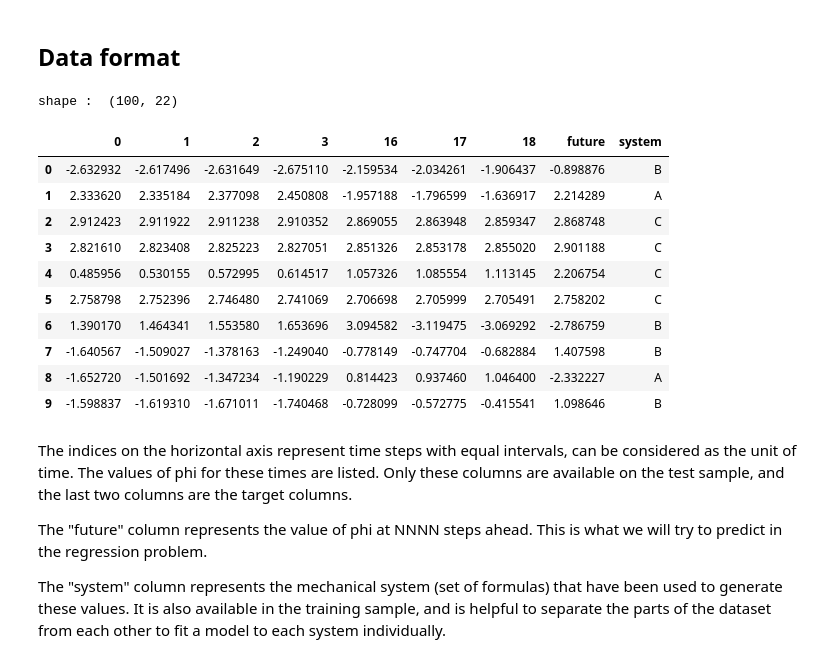
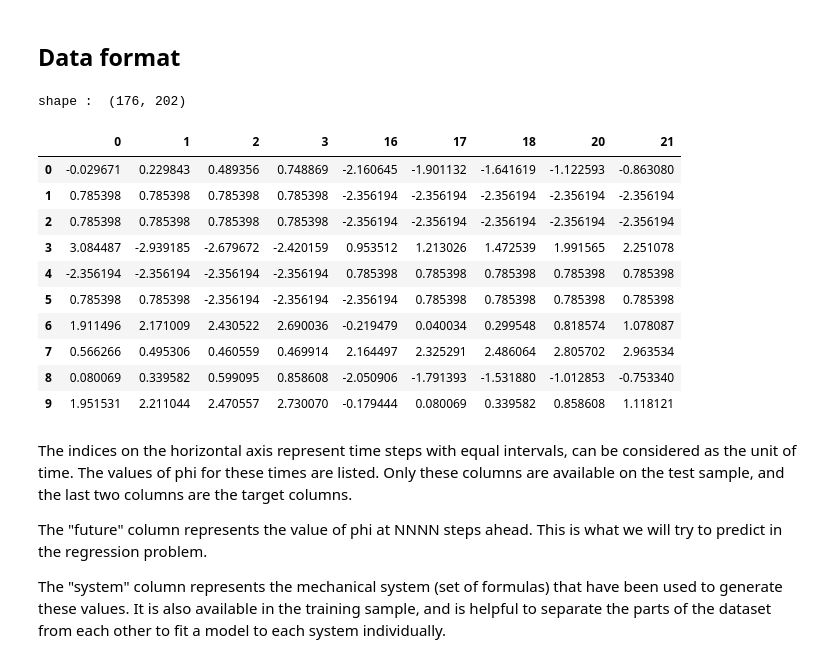
Before and after one commit to ramp-kits/mechanics, a Jupyter notebook: mechanics_starting_kit.ipynb, the cells around one changed output. Drawn from its saved outputs; the diff is of its cells as text; code cells hidden in the pictures.

```diff
--- a/mechanics_starting_kit.ipynb
+++ b/mechanics_starting_kit.ipynb
@@ -30,21 +39,24 @@ import pandas as pd
 import matplotlib.pyplot as plt
 # %%
 data = pd.read_csv("data/data_ts_merged.csv")
+data_x = pd.read_csv("data/data_x_merged.csv")
+data_y = pd.read_csv("data/data_y_merged.csv")
+
 print("shape : ", data.shape)
 data.iloc[:, [0, 1, 2, 3, 16, 17, 18, 20, 21]].head(10)
 # %% [output]
-shape :  (100, 22)
+shape :  (176, 202)
-|  | 0 | 1 | 2 | 3 | 16 | 17 | 18 | future | system |
-| 0 | -2.632932 | -2.617496 | -2.631649 | -2.675110 | -2.159534 | -2.034261 | -1.906437 | -0.898876 | B |
-| 1 | 2.333620 | 2.335184 | 2.377098 | 2.450808 | -1.957188 | -1.796599 | -1.636917 | 2.214289 | A |
-| 2 | 2.912423 | 2.911922 | 2.911238 | 2.910352 | 2.869055 | 2.863948 | 2.859347 | 2.868748 | C |
-| 3 | 2.821610 | 2.823408 | 2.825223 | 2.827051 | 2.851326 | 2.853178 | 2.855020 | 2.901188 | C |
-| 4 | 0.485956 | 0.530155 | 0.572995 | 0.614517 | 1.057326 | 1.085554 | 1.113145 | 2.206754 | C |
-| 5 | 2.758798 | 2.752396 | 2.746480 | 2.741069 | 2.706698 | 2.705999 | 2.705491 | 2.758202 | C |
-| 6 | 1.390170 | 1.464341 | 1.553580 | 1.653696 | 3.094582 | -3.119475 | -3.069292 | -2.786759 | B |
-| 7 | -1.640567 | -1.509027 | -1.378163 | -1.249040 | -0.778149 | -0.747704 | -0.682884 | 1.407598 | B |
-| 8 | -1.652720 | -1.501692 | -1.347234 | -1.190229 | 0.814423 | 0.937460 | 1.046400 | -2.332227 | A |
-| 9 | -1.598837 | -1.619310 | -1.671011 | -1.740468 | -0.728099 | -0.572775 | -0.415541 | 1.098646 | B |
+|  | 0 | 1 | 2 | 3 | 16 | 17 | 18 | 20 | 21 |
+| 0 | -0.029671 | 0.229843 | 0.489356 | 0.748869 | -2.160645 | -1.901132 | -1.641619 | -1.122593 | -0.863080 |
+| 1 | 0.785398 | 0.785398 | 0.785398 | 0.785398 | -2.356194 | -2.356194 | -2.356194 | -2.356194 | -2.356194 |
+| 2 | 0.785398 | 0.785398 | 0.785398 | 0.785398 | -2.356194 | -2.356194 | -2.356194 | -2.356194 | -2.356194 |
+| 3 | 3.084487 | -2.939185 | -2.679672 | -2.420159 | 0.953512 | 1.213026 | 1.472539 | 1.991565 | 2.251078 |
+| 4 | -2.356194 | -2.356194 | -2.356194 | -2.356194 | 0.785398 | 0.785398 | 0.785398 | 0.785398 | 0.785398 |
+| 5 | 0.785398 | 0.785398 | -2.356194 | -2.356194 | -2.356194 | 0.785398 | 0.785398 | 0.785398 | 0.785398 |
+| 6 | 1.911496 | 2.171009 | 2.430522 | 2.690036 | -0.219479 | 0.040034 | 0.299548 | 0.818574 | 1.078087 |
+| 7 | 0.566266 | 0.495306 | 0.460559 | 0.469914 | 2.164497 | 2.325291 | 2.486064 | 2.805702 | 2.963534 |
+| 8 | 0.080069 | 0.339582 | 0.599095 | 0.858608 | -2.050906 | -1.791393 | -1.531880 | -1.012853 | -0.753340 |
+| 9 | 1.951531 | 2.211044 | 2.470557 | 2.730070 | -0.179444 | 0.080069 | 0.339582 | 0.858608 | 1.118121 |
 # %% [markdown]
 The indices on the horizontal axis represent time steps with equal intervals, can be considered as the unit of time. The values of phi for these times are listed. Only these columns are available on the test sample, and the last two columns are the target columns.
 
```
Also changed, not shown: parts of 8 cells of this notebook, 2 other files.
